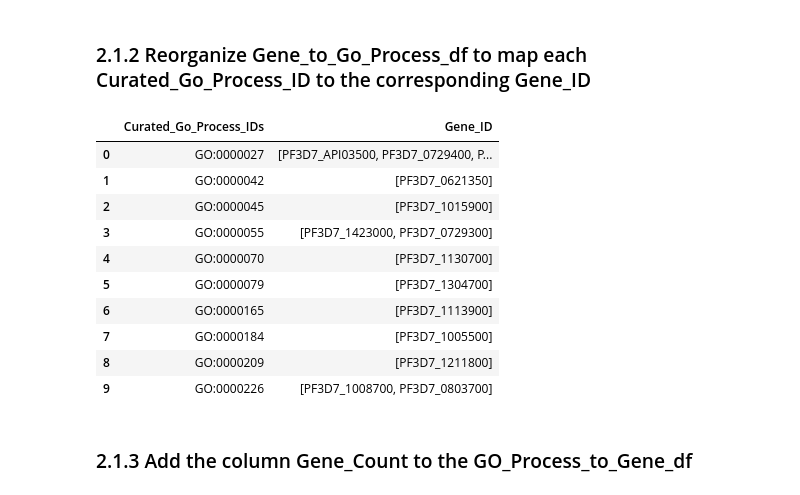
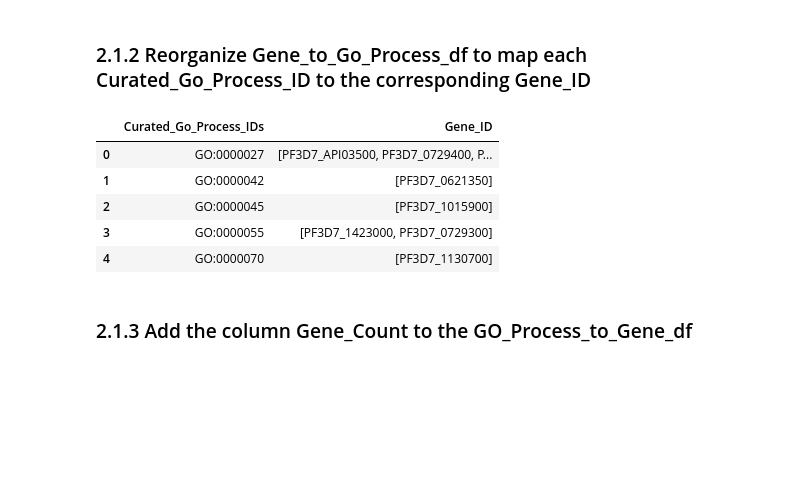
Before and after one commit to Monida/Dream_Challenge_Malaria, a Jupyter notebook: scripts/data_explore.ipynb, the cells around one changed output. Drawn from its saved outputs; the diff is of its cells as text; code cells hidden in the pictures; blank space fills up the shorter version.

```diff
--- a/scripts/data_explore.ipynb
+++ b/scripts/data_explore.ipynb
@@ -155,19 +155,14 @@ GO_Process_to_Gene_df=GO_Process_to_Gene_df\
 # %%
 GO_Process_to_Gene_df.reset_index(inplace=True)
 # %%
-GO_Process_to_Gene_df.head(10)
+GO_Process_to_Gene_df.head()
 # %% [output]
 |  | Curated_Go_Process_IDs | Gene_ID |
 | 0 | GO:0000027 | [PF3D7_API03500, PF3D7_0729400, P... |
 | 1 | GO:0000042 | [PF3D7_0621350] |
 | 2 | GO:0000045 | [PF3D7_1015900] |
 | 3 | GO:0000055 | [PF3D7_1423000, PF3D7_0729300] |
 | 4 | GO:0000070 | [PF3D7_1130700] |
-| 5 | GO:0000079 | [PF3D7_1304700] |
-| 6 | GO:0000165 | [PF3D7_1113900] |
-| 7 | GO:0000184 | [PF3D7_1005500] |
-| 8 | GO:0000209 | [PF3D7_1211800] |
-| 9 | GO:0000226 | [PF3D7_1008700, PF3D7_0803700] |
 # %% [markdown]
 ### 2.1.3 Add the column Gene_Count to the GO_Process_to_Gene_df
 # %%
```
Also changed, not shown: parts of 5 cells of this notebook, 17 other files.
